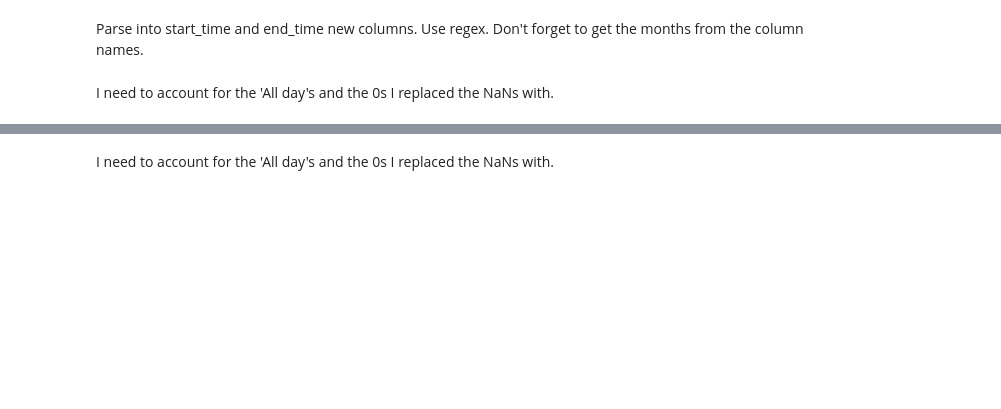
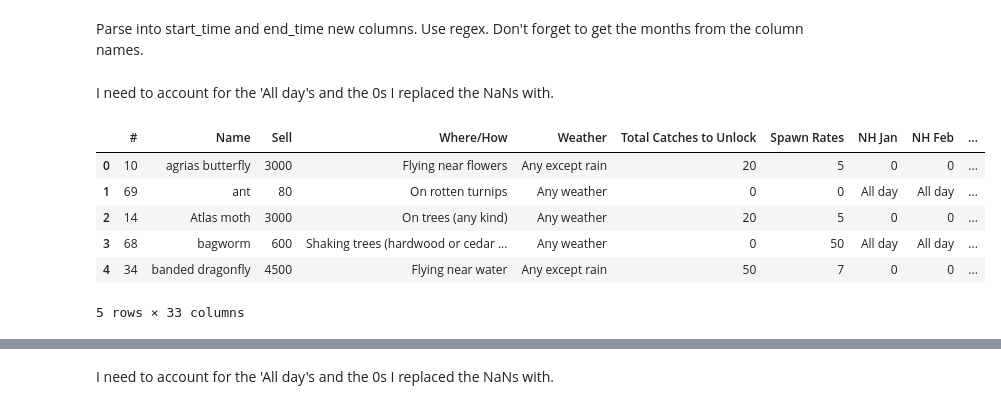
Before and after one commit to KwameTaylor/its-raining-bells_animal-crossing-new-horizons, a Jupyter notebook: insects-analysis.ipynb, the cells around one changed output, grey strips where cells are left out. Drawn from its saved outputs; the diff is of its cells as text; code cells hidden in the pictures; blank space fills up the shorter version.

```diff
--- a/insects-analysis.ipynb
+++ b/insects-analysis.ipynb
@@ -208 +269,13 @@ def get_start_and_end_times(df, col):
+# %%
+test_df = insects.reset_index()
+#test_df = get_start_and_end_times(test_df, 'NH Jan')
+test_df.head()
+# %% [output]
+|  | # | Name | Sell | Where/How | Weather | Total Catches to Unlock | Spawn Rates | NH Jan | NH Feb | ... |
+| 0 | 10 | agrias butterfly | 3000 | Flying near flowers | Any except rain | 20 | 5 | 0 | 0 | ... |
+| 1 | 69 | ant | 80 | On rotten turnips | Any weather | 0 | 0 | All day | All day | ... |
+| 2 | 14 | Atlas moth | 3000 | On trees (any kind) | Any weather | 20 | 5 | 0 | 0 | ... |
+| 3 | 68 | bagworm | 600 | Shaking trees (hardwood or cedar ... | Any weather | 0 | 50 | All day | All day | ... |
+| 4 | 34 | banded dragonfly | 4500 | Flying near water | Any except rain | 50 | 7 | 0 | 0 | ... |
+5 rows × 33 columns
 # %%
```
Also changed, not shown: parts of 26 cells of this notebook.
